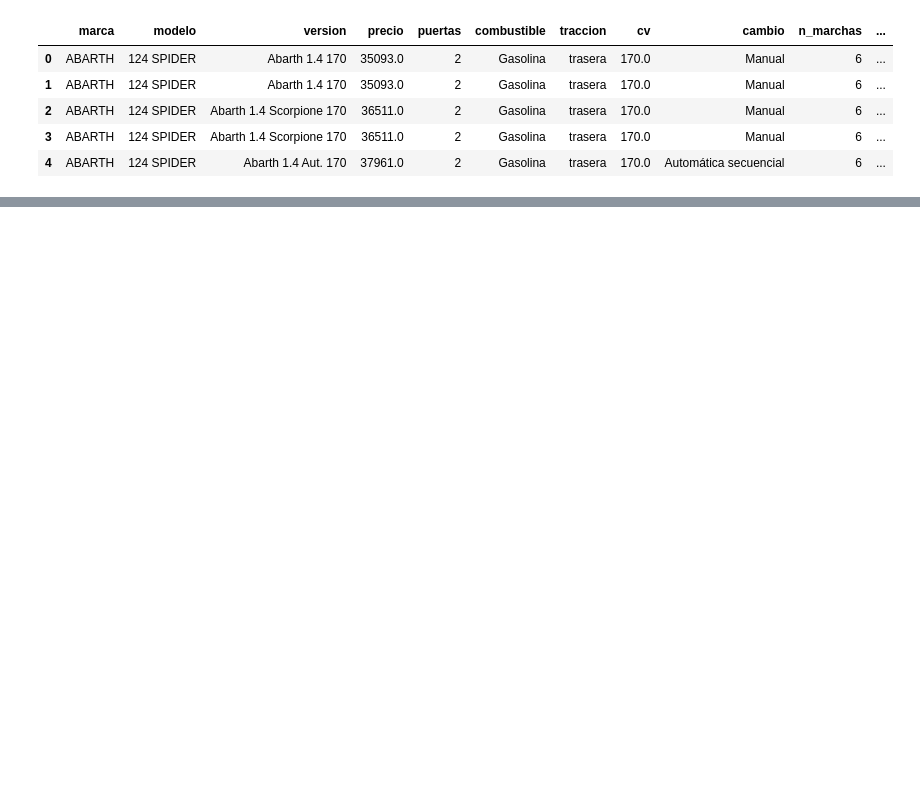
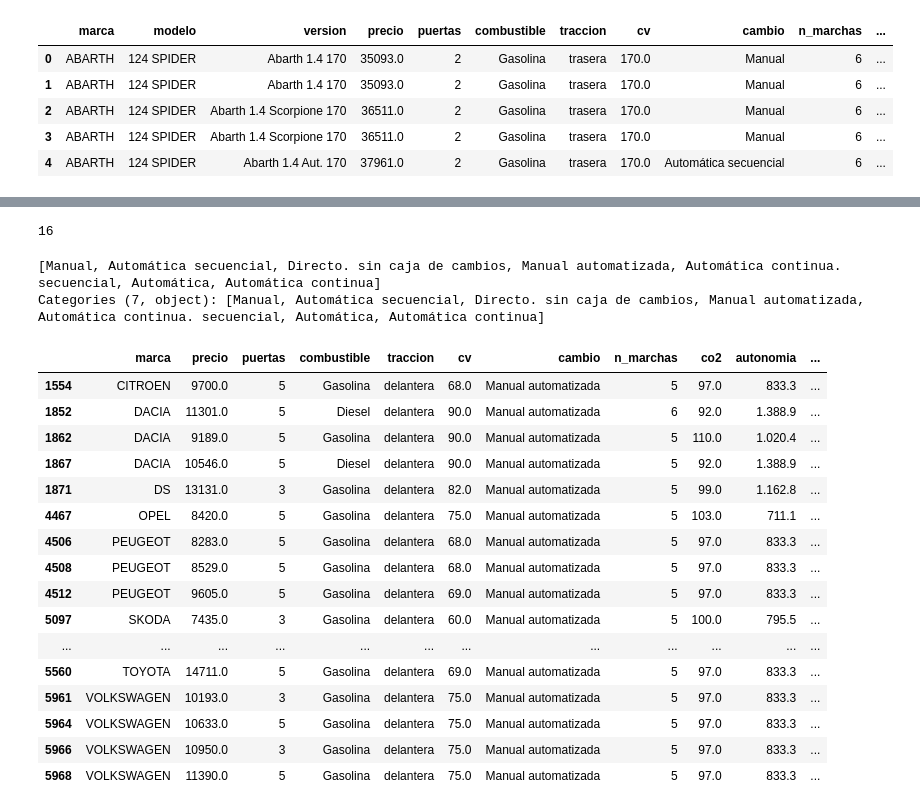
Before and after one commit to prealfer/TFM_Recomendador_de_automoviles, a Jupyter notebook: Construcción Dataframe definitivo.ipynb, the cells around one changed output, grey strips where cells are left out. Drawn from its saved outputs; the diff is of its cells as text; code cells hidden in the pictures; blank space fills up the shorter version.

```diff
--- a/Construcción Dataframe definitivo.ipynb
+++ b/Construcción Dataframe definitivo.ipynb
@@ -1042,0 +1276,2 @@ tot2.head()
+# %%
+tot2.drop(row_twizy, inplace=True)
@@ -1042,0 +1397,4 @@ tot2.head()
+# %%
+cols_to_drop = ['cilindrada','max_vel','rpm','estrellas NCAP','Modelo_x','Modelo_y']
+# %%
+tot2.drop(cols_to_drop, axis=1, inplace=True)
@@ -1042,0 +1620,31 @@ tot2.head()
+# %%
+len(prueba.columns)
+# %% [output]
+16
+# %%
+prueba.cambio.unique()
+# %% [output]
+[Manual, Automática secuencial, Directo. sin caja de cambios, Manual automatizada, Automática continua. secuencial, Automática, Automática continua]
+Categories (7, object): [Manual, Automática secuencial, Directo. sin caja de cambios, Manual automatizada, Automática continua. secuencial, Automática, Automática continua]
+# %%
+tot2['cambio'] = tot2['cambio'].apply(str.strip)
+# %%
+tot2[tot2['cambio']=='Manual automatizada']
+# %% [output]
+|  | marca | precio | puertas | combustible | traccion | cv | cambio | n_marchas | co2 | autonomia | ... |
+| 1554 | CITROEN | 9700.0 | 5 | Gasolina | delantera | 68.0 | Manual automatizada | 5 | 97.0 | 833.3 | ... |
+| 1852 | DACIA | 11301.0 | 5 | Diesel | delantera | 90.0 | Manual automatizada | 6 | 92.0 | 1.388.9 | ... |
+| 1862 | DACIA | 9189.0 | 5 | Gasolina | delantera | 90.0 | Manual automatizada | 5 | 110.0 | 1.020.4 | ... |
+| 1867 | DACIA | 10546.0 | 5 | Diesel | delantera | 90.0 | Manual automatizada | 5 | 92.0 | 1.388.9 | ... |
+| 1871 | DS | 13131.0 | 3 | Gasolina | delantera | 82.0 | Manual automatizada | 5 | 99.0 | 1.162.8 | ... |
+| 4467 | OPEL | 8420.0 | 5 | Gasolina | delantera | 75.0 | Manual automatizada | 5 | 103.0 | 711.1 | ... |
+| 4506 | PEUGEOT | 8283.0 | 5 | Gasolina | delantera | 68.0 | Manual automatizada | 5 | 97.0 | 833.3 | ... |
+| 4508 | PEUGEOT | 8529.0 | 5 | Gasolina | delantera | 68.0 | Manual automatizada | 5 | 97.0 | 833.3 | ... |
+| 4512 | PEUGEOT | 9605.0 | 5 | Gasolina | delantera | 69.0 | Manual automatizada | 5 | 97.0 | 833.3 | ... |
+| 5097 | SKODA | 7435.0 | 3 | Gasolina | delantera | 60.0 | Manual automatizada | 5 | 100.0 | 795.5 | ... |
+| ... | ... | ... | ... | ... | ... | ... | ... | ... | ... | ... | ... |
+| 5560 | TOYOTA | 14711.0 | 5 | Gasolina | delantera | 69.0 | Manual automatizada | 5 | 97.0 | 833.3 | ... |
+| 5961 | VOLKSWAGEN | 10193.0 | 3 | Gasolina | delantera | 75.0 | Manual automatizada | 5 | 97.0 | 833.3 | ... |
+| 5964 | VOLKSWAGEN | 10633.0 | 5 | Gasolina | delantera | 75.0 | Manual automatizada | 5 | 97.0 | 833.3 | ... |
+| 5966 | VOLKSWAGEN | 10950.0 | 3 | Gasolina | delantera | 75.0 | Manual automatizada | 5 | 97.0 | 833.3 | ... |
+| 5968 | VOLKSWAGEN | 11390.0 | 5 | Gasolina | delantera | 75.0 | Manual automatizada | 5 | 97.0 | 833.3 | ... |
```
Also changed, not shown: parts of 87 cells of this notebook.
